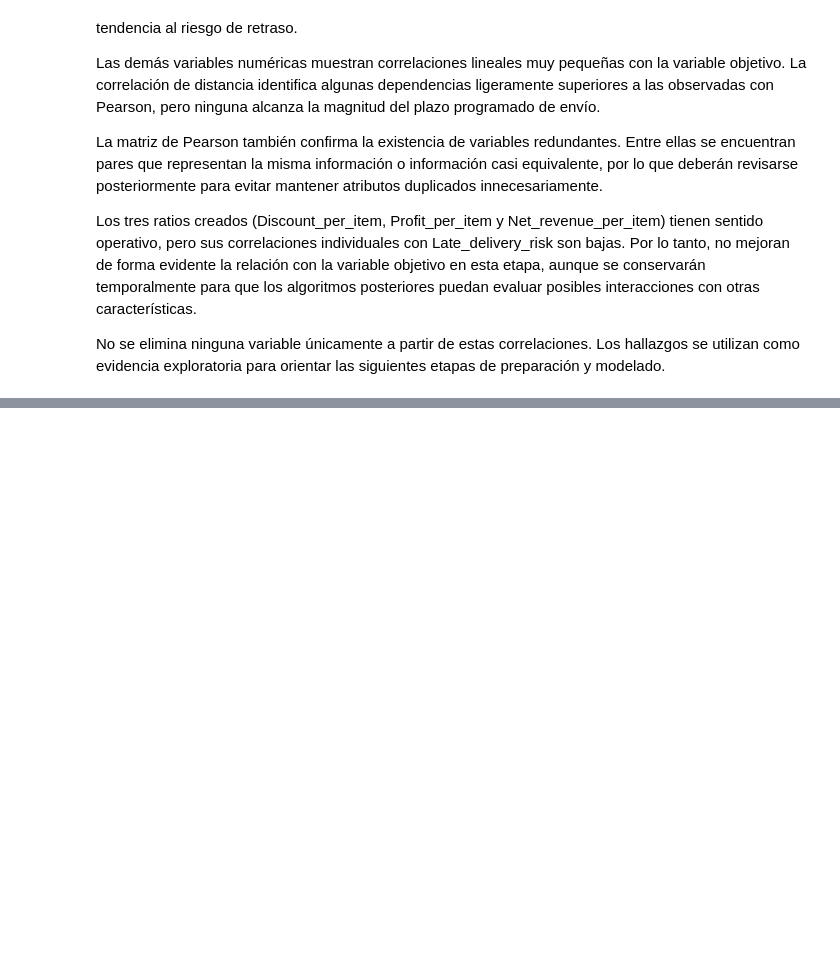
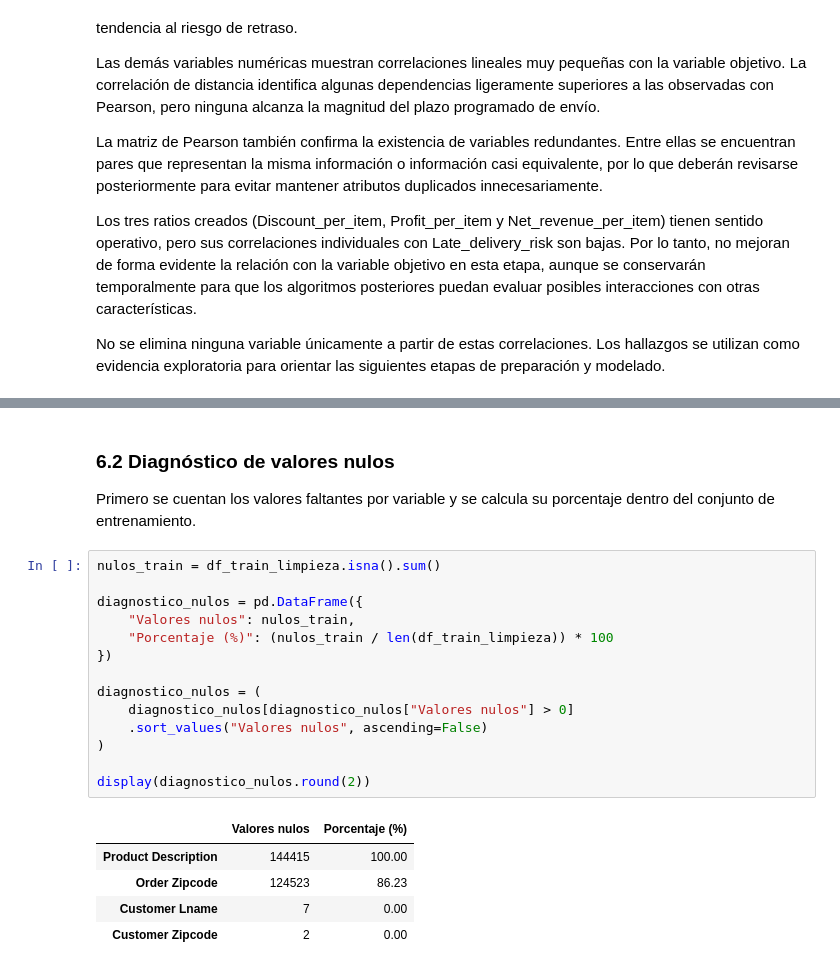
Before and after one commit to JB1302/Big-Data-G2, a Jupyter notebook: ProyectoDataCo.ipynb, the cells around one changed output, grey strips where cells are left out. Drawn from its saved outputs; the diff is of its cells as text; blank space fills up the shorter version.

```diff
--- a/ProyectoDataCo.ipynb
+++ b/ProyectoDataCo.ipynb
@@ -1277,0 +1325,23 @@ No se elimina ninguna variable únicamente a partir de estas correlaciones. Los
+# %% [markdown]
+### 6.2 Diagnóstico de valores nulos
+Primero se cuentan los valores faltantes por variable y se calcula su porcentaje dentro del conjunto de entrenamiento.
+# %%
+nulos_train = df_train_limpieza.isna().sum()
+
+diagnostico_nulos = pd.DataFrame({
+    "Valores nulos": nulos_train,
+    "Porcentaje (%)": (nulos_train / len(df_train_limpieza)) * 100
+})
+
+diagnostico_nulos = (
+    diagnostico_nulos[diagnostico_nulos["Valores nulos"] > 0]
+    .sort_values("Valores nulos", ascending=False)
+)
+
+display(diagnostico_nulos.round(2))
+# %% [output]
+|  | Valores nulos | Porcentaje (%) |
+| Product Description | 144415 | 100.00 |
+| Order Zipcode | 124523 | 86.23 |
+| Customer Lname | 7 | 0.00 |
+| Customer Zipcode | 2 | 0.00 |
```
Also changed, not shown: parts of 15 cells of this notebook.
